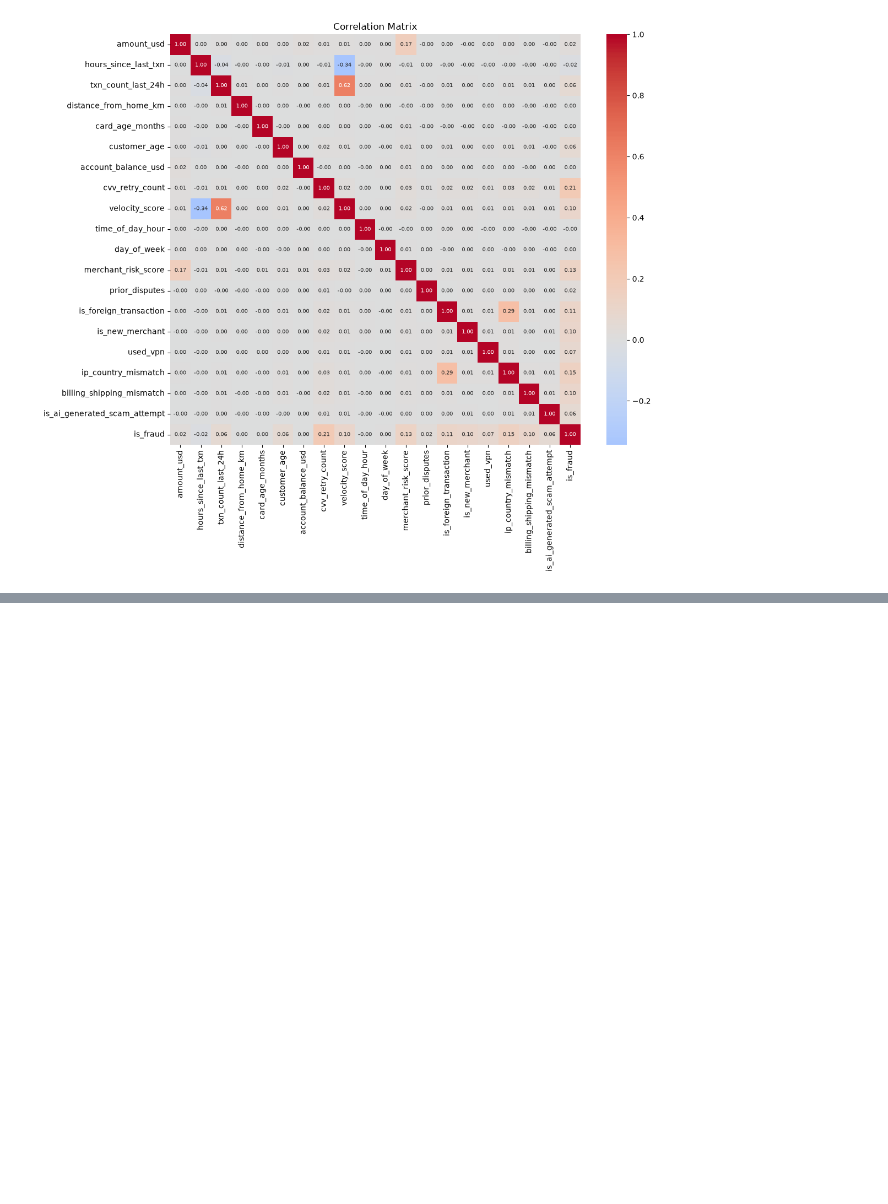
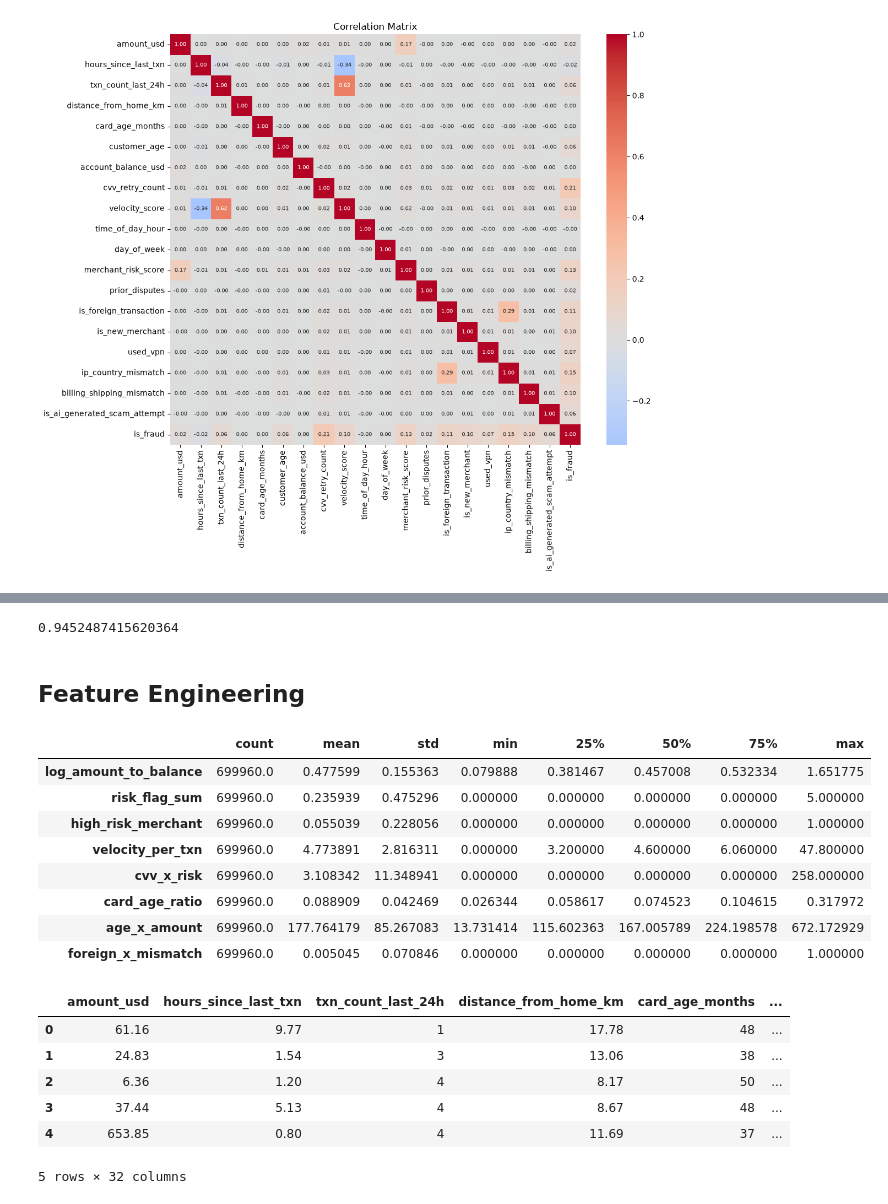
Before and after one commit to oivler/kaggle-credit-card-fraud, a Jupyter notebook: model.ipynb, the cells around one changed output, grey strips where cells are left out. Saved outputs shown, nothing was run; the diff lists cells and outputs as text; code cells hidden in the pictures; blank space fills up the shorter version.

```diff
--- a/model.ipynb
+++ b/model.ipynb
@@ -368,0 +355,50 @@ print(cv_auc)
+# %%
+print(cv_auc_base)
+# %% [output]
+0.9452487415620364
+# %% [markdown]
+## Feature Engineering
+# %%
+high_risk_merchants = {"Gift Cards", "Crypto Exchange", "Gaming"}
+
+def engineer_features(df):
+    out = df.copy()
+    for col in bool_cols:
+        out[col] = out[col].astype(int)
+    out["log_amount"] = np.log1p(out["amount_usd"])
+    out["log_balance"] = np.log1p(out["account_balance_usd"])
+    out["log_amount_to_balance"] = out["log_amount"] / (out["log_balance"] + 1e-6)
+    out["risk_flag_sum"] = out[bool_cols].sum(axis=1)
+    out["high_risk_merchant"] = out["merchant_category"].isin(high_risk_merchants).astype(int)
+    out["velocity_per_txn"] = out["velocity_score"] / (out["txn_count_last_24h"] + 1)
+    out["cvv_x_risk"] = out["cvv_retry_count"] * out["merchant_risk_score"]
+    out["card_age_ratio"] = out["card_age_months"] / (out["customer_age"] * 12 + 1)
+    out["age_x_amount"] = out["customer_age"] * out["log_amount"]
+    out["foreign_x_mismatch"] = out["is_foreign_transaction"] * out["ip_country_mismatch"]
+    out = out.drop(columns=["log_amount", "log_balance"])
+    for col in cat_cols:
+        out[col] = out[col].astype("category")
+    return out
+
+X = engineer_features(train.drop(columns=["id", "is_fraud"]))
+X_test = engineer_features(test.drop(columns=["id"]))
+engineered_cols = [c for c in X.columns if c not in train.columns]
+display(X[engineered_cols].describe().T)
+display(X.head())
+# %% [output]
+|  | count | mean | std | min | 25% | 50% | 75% | max |
+| log_amount_to_balance | 699960.0 | 0.477599 | 0.155363 | 0.079888 | 0.381467 | 0.457008 | 0.532334 | 1.651775 |
+| risk_flag_sum | 699960.0 | 0.235939 | 0.475296 | 0.000000 | 0.000000 | 0.000000 | 0.000000 | 5.000000 |
+| high_risk_merchant | 699960.0 | 0.055039 | 0.228056 | 0.000000 | 0.000000 | 0.000000 | 0.000000 | 1.000000 |
+| velocity_per_txn | 699960.0 | 4.773891 | 2.816311 | 0.000000 | 3.200000 | 4.600000 | 6.060000 | 47.800000 |
+| cvv_x_risk | 699960.0 | 3.108342 | 11.348941 | 0.000000 | 0.000000 | 0.000000 | 0.000000 | 258.000000 |
+| card_age_ratio | 699960.0 | 0.088909 | 0.042469 | 0.026344 | 0.058617 | 0.074523 | 0.104615 | 0.317972 |
+| age_x_amount | 699960.0 | 177.764179 | 85.267083 | 13.731414 | 115.602363 | 167.005789 | 224.198578 | 672.172929 |
+| foreign_x_mismatch | 699960.0 | 0.005045 | 0.070846 | 0.000000 | 0.000000 | 0.000000 | 0.000000 | 1.000000 |
+|  | amount_usd | hours_since_last_txn | txn_count_last_24h | distance_from_home_km | card_age_months | ... |
+| 0 | 61.16 | 9.77 | 1 | 17.78 | 48 | ... |
+| 1 | 24.83 | 1.54 | 3 | 13.06 | 38 | ... |
+| 2 | 6.36 | 1.20 | 4 | 8.17 | 50 | ... |
+| 3 | 37.44 | 5.13 | 4 | 8.67 | 48 | ... |
+| 4 | 653.85 | 0.80 | 4 | 11.69 | 37 | ... |
+5 rows × 32 columns
```
Also changed, not shown: parts of 11 cells of this notebook.
